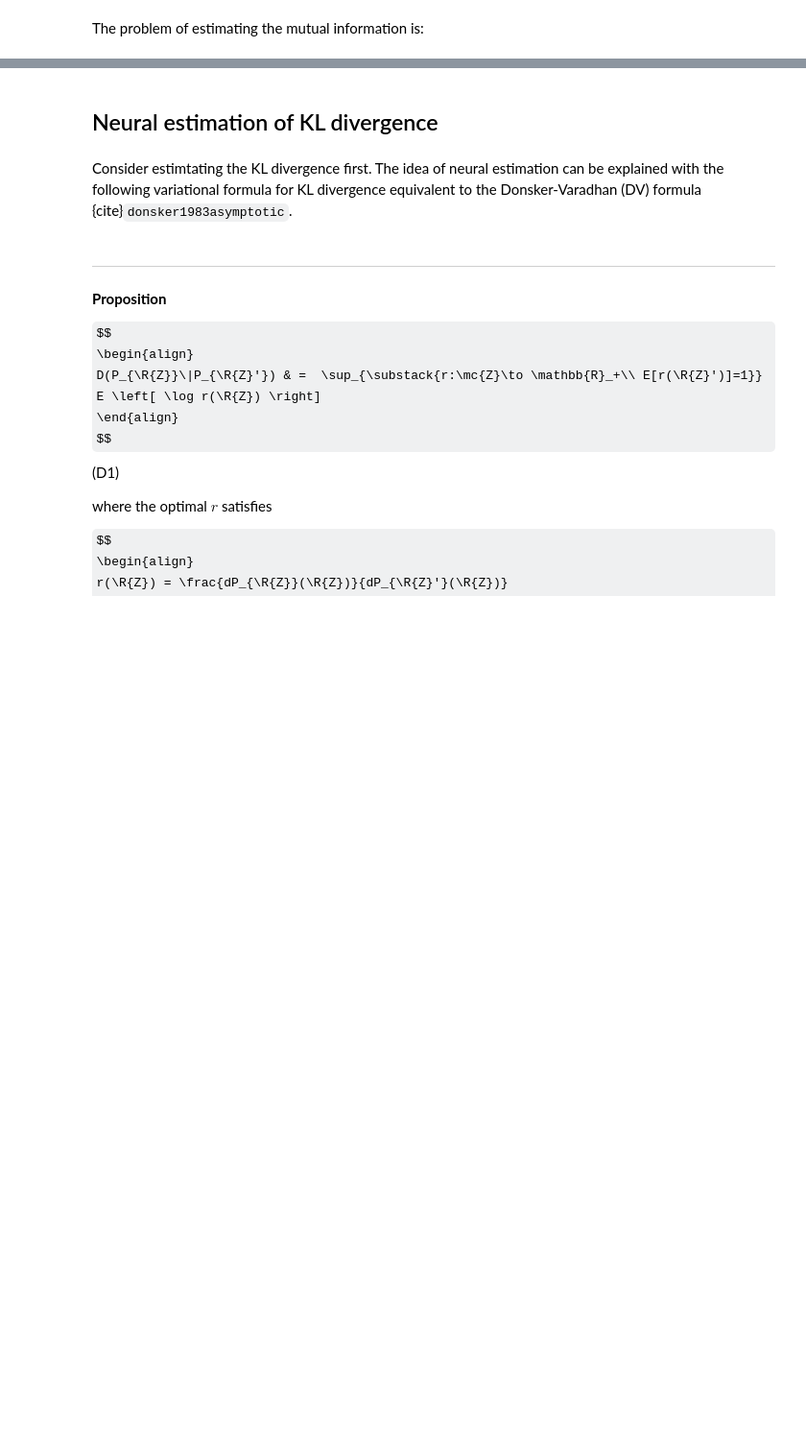
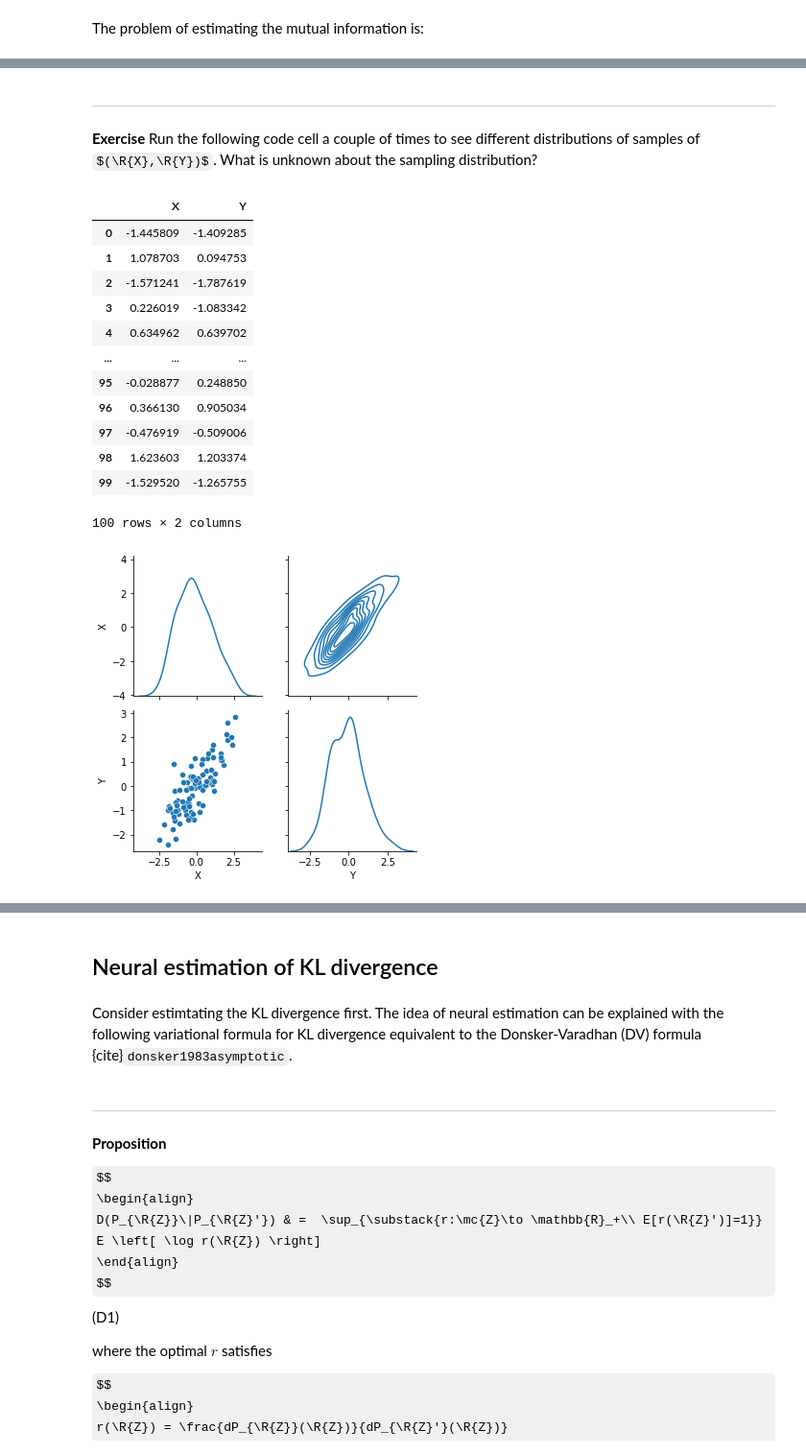
Before and after one commit to ccha23/miml, a Jupyter notebook: part1/variational.ipynb, the cells around one changed output, grey strips where cells are left out. Shown at 96% size. Saved outputs shown, nothing was run; the diff lists cells and outputs as text; code cells hidden in the pictures; some formulas as TeX source; blank space fills up the shorter version.

```diff
--- a/part1/variational.ipynb
+++ b/part1/variational.ipynb
@@ -39,3 +40,44 @@ I(\R{X}\wedge\R{Y}) &:= E\left[\log \frac{d P_{\R{X},\R{Y}}(\R{X},\R{Y})}{d (P_{
 $$ (MI)
 
 ---
+# %% [markdown]
+---
+
+**Exercise** Run the following code cell a couple of times to see different distributions of samples of $(\R{X},\R{Y})$. What is unknown about the sampling distribution?
+# %%
+# Sampling from an unknown probability measure
+rho = 0.8 - 0.19 * np.random.rand()
+mean, cov, n = [0, 0], [[1, rho], [rho, 1]], 100
+rng = np.random.default_rng()
+XY = rng.multivariate_normal(mean, cov, n)
+
+# Show the samples
+data = pd.DataFrame(XY, columns=["X", "Y"])
+display.display(data)
+
+# Plot the samples
+def plot_samples_with_kde(data, **kwargs):
+    p = sns.PairGrid(data, **kwargs)
+    p.map_lower(sns.scatterplot)  # scatter plot of samples
+    p.map_upper(sns.kdeplot)  # kernel density estimate for pXY
+    p.map_diag(sns.kdeplot)  # kde for pX and pY
+    return p
+
+
+p = plot_samples_with_kde(data)
+plt.show()
+# %% [output]
+|  | X | Y |
+| 0 | -1.445809 | -1.409285 |
+| 1 | 1.078703 | 0.094753 |
+| 2 | -1.571241 | -1.787619 |
+| 3 | 0.226019 | -1.083342 |
+| 4 | 0.634962 | 0.639702 |
+| ... | ... | ... |
+| 95 | -0.028877 | 0.248850 |
+| 96 | 0.366130 | 0.905034 |
+| 97 | -0.476919 | -0.509006 |
+| 98 | 1.623603 | 1.203374 |
+| 99 | -1.529520 | -1.265755 |
+100 rows × 2 columns
+[figure, added]
```
Also changed, not shown: parts of 72 cells of this notebook, 17 other files.
